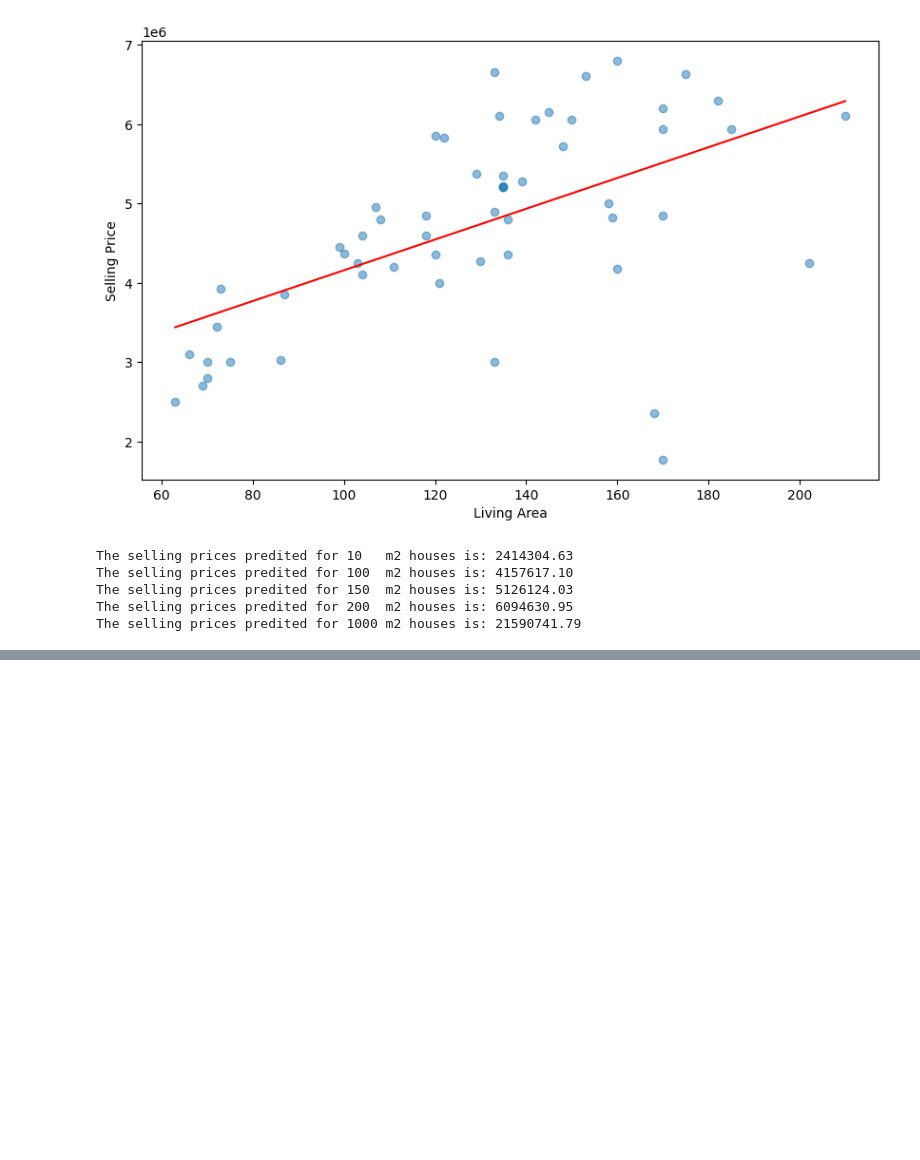
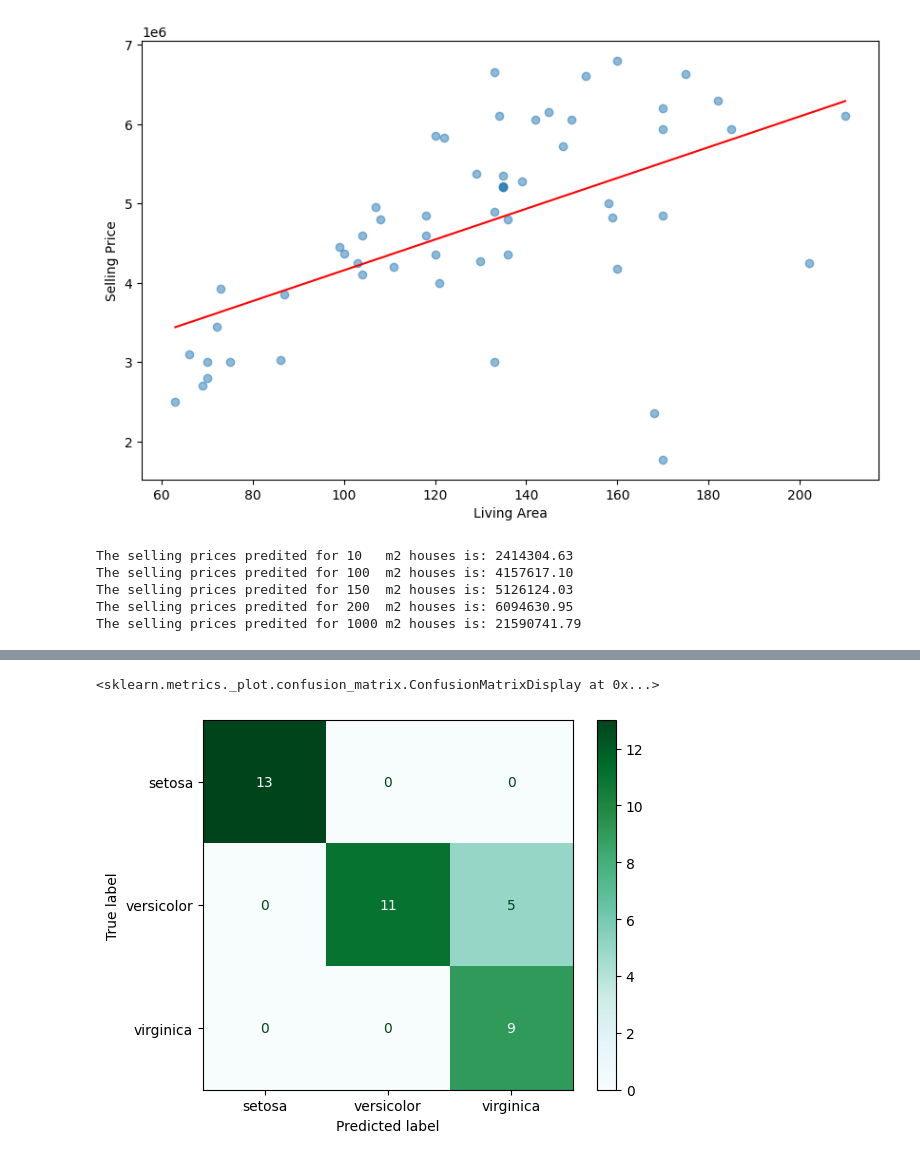
Before and after one commit to chenbin234/DAT405-DIT407-Introduction-to-data-science-and-AI, a Jupyter notebook: Assignment_2/Bingcheng/intro_to_AI_ass2.ipynb, the cells around one changed output, grey strips where cells are left out. Drawn from its saved outputs; the diff is of its cells as text; code cells hidden in the pictures; blank space fills up the shorter version.

```diff
--- a/Assignment_2/Bingcheng/intro_to_AI_ass2.ipynb
+++ b/Assignment_2/Bingcheng/intro_to_AI_ass2.ipynb
@@ -73,0 +124,11 @@ The selling prices predited for 1000 m2 houses is: 21590741.79
+# %%
+x_train, x_test, y_train, y_test = train_test_split(iris.data, iris.target, test_size=0.25, random_state=0)
+
+logisticRegr = LogisticRegression(multi_class='auto', solver='liblinear')
+logisticRegr.fit(x_train, y_train)
+
+predictions = logisticRegr.predict(x_test)
+metrics.ConfusionMatrixDisplay.from_predictions(y_test,predictions,cmap = 'BuGn', display_labels=iris.target_names)
+# %% [output]
+<sklearn.metrics._plot.confusion_matrix.ConfusionMatrixDisplay at 0x...>
+[figure, added]
```
Also changed, not shown: parts of 4 cells of this notebook.
